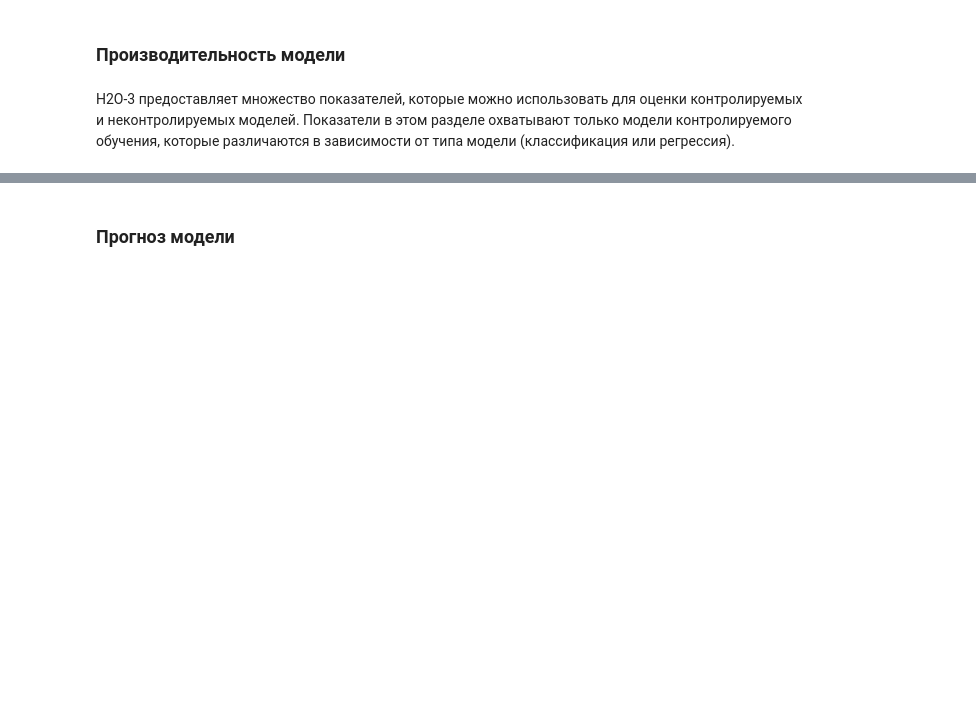
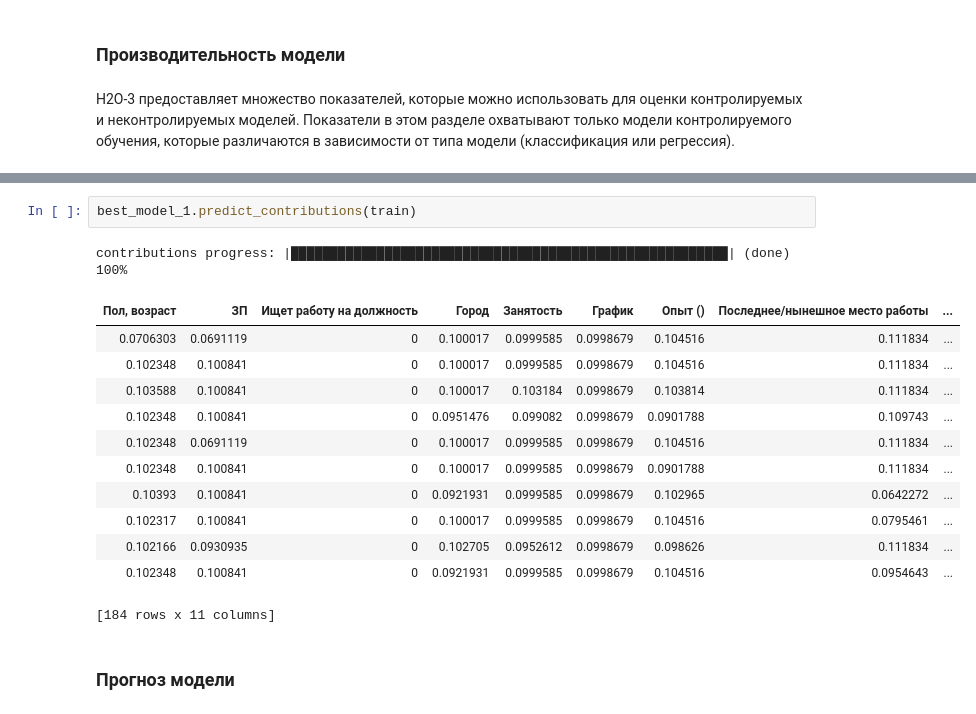
Before and after one commit to Untick/InspectrumClinic_HR, a Jupyter notebook: Kiparenko Nikolai/INSPECTRUM_CLINIC_HR_RECSYS_GR1_AUTO_ML_2.ipynb, the cells around one changed output, grey strips where cells are left out. Saved outputs shown, nothing was run; the diff lists cells and outputs as text; blank space fills up the shorter version.

```diff
--- a/Kiparenko Nikolai/INSPECTRUM_CLINIC_HR_RECSYS_GR1_AUTO_ML_2.ipynb
+++ b/Kiparenko Nikolai/INSPECTRUM_CLINIC_HR_RECSYS_GR1_AUTO_ML_2.ipynb
@@ -304,3 +386,19 @@ Confusion Matrix: Row labels: Actual class; Column labels: Predicted class
+# %%
+best_model_1.predict_contributions(train)
+# %% [output]
+contributions progress: |████████████████████████████████████████████████████████| (done) 100%
+| Пол, возраст | ЗП | Ищет работу на должность | Город | Занятость | График | Опыт () | Последнее/нынешное место работы | ... |
+| 0.0706303 | 0.0691119 | 0 | 0.100017 | 0.0999585 | 0.0998679 | 0.104516 | 0.111834 | ... |
+| 0.102348 | 0.100841 | 0 | 0.100017 | 0.0999585 | 0.0998679 | 0.104516 | 0.111834 | ... |
+| 0.103588 | 0.100841 | 0 | 0.100017 | 0.103184 | 0.0998679 | 0.103814 | 0.111834 | ... |
+| 0.102348 | 0.100841 | 0 | 0.0951476 | 0.099082 | 0.0998679 | 0.0901788 | 0.109743 | ... |
+| 0.102348 | 0.0691119 | 0 | 0.100017 | 0.0999585 | 0.0998679 | 0.104516 | 0.111834 | ... |
+| 0.102348 | 0.100841 | 0 | 0.100017 | 0.0999585 | 0.0998679 | 0.0901788 | 0.111834 | ... |
+| 0.10393 | 0.100841 | 0 | 0.0921931 | 0.0999585 | 0.0998679 | 0.102965 | 0.0642272 | ... |
+| 0.102317 | 0.100841 | 0 | 0.100017 | 0.0999585 | 0.0998679 | 0.104516 | 0.0795461 | ... |
+| 0.102166 | 0.0930935 | 0 | 0.102705 | 0.0952612 | 0.0998679 | 0.098626 | 0.111834 | ... |
+| 0.102348 | 0.100841 | 0 | 0.0921931 | 0.0999585 | 0.0998679 | 0.104516 | 0.0954643 | ... |
+[184 rows x 11 columns]
 # %% [markdown]
 ### Прогноз модели
 # %% [markdown]
```
Also changed, not shown: parts of 20 cells of this notebook.
